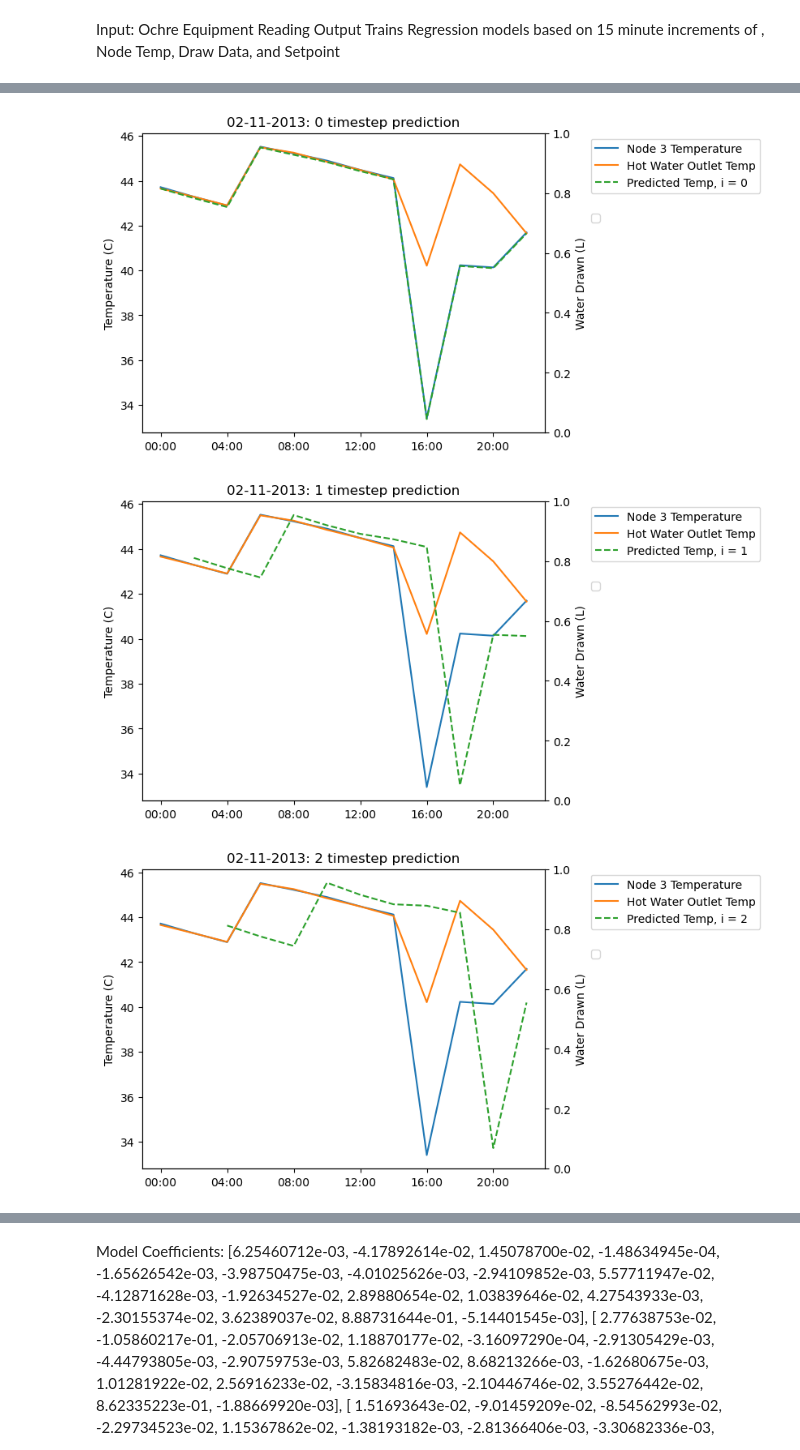
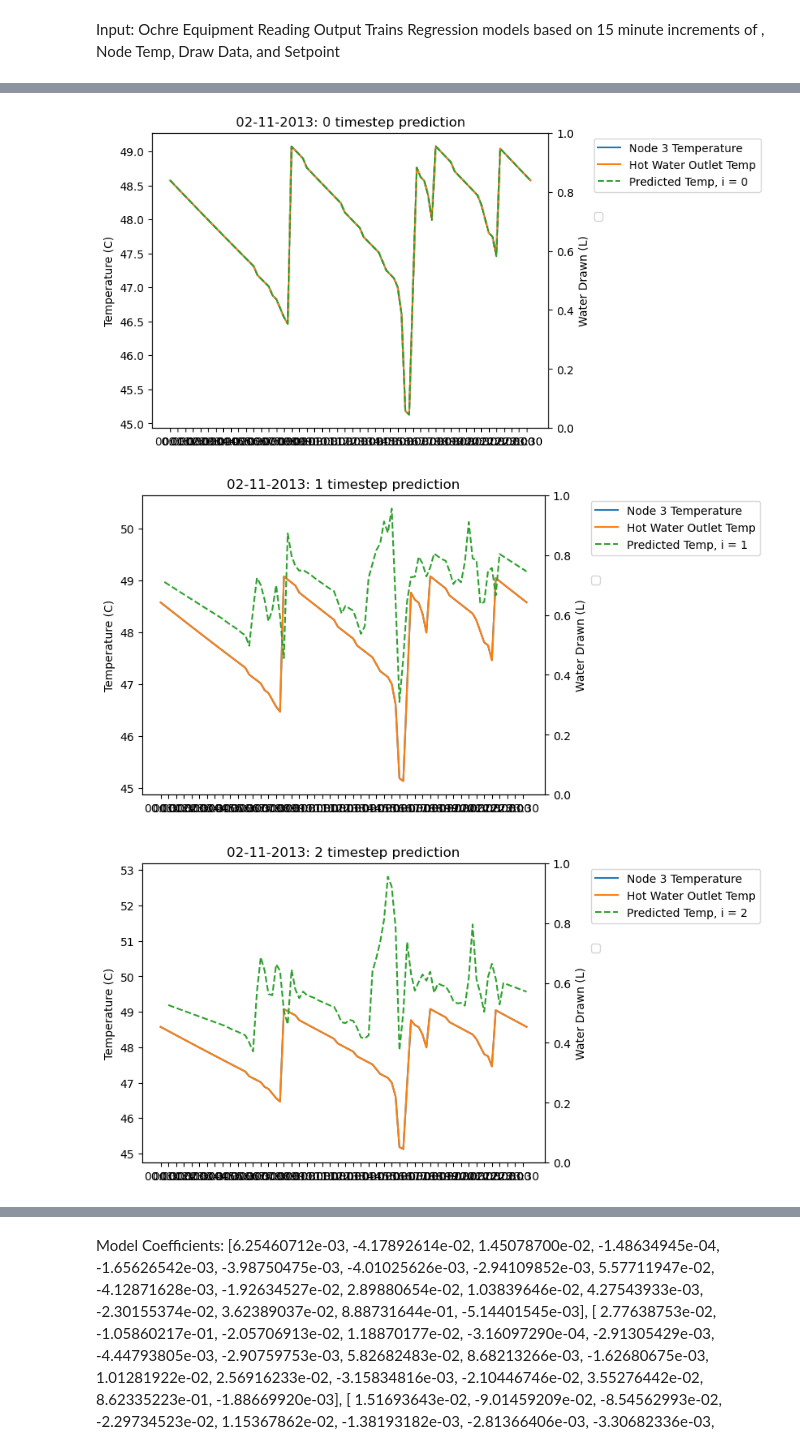
Before and after one commit to NREL/OCHRE, a Jupyter notebook: bin/run_wh_analysis_janelle.ipynb, the cells around one changed output, grey strips where cells are left out. Cells and saved outputs as stored; diff of their text form; code cells hidden in the pictures.

```diff
--- a/bin/run_wh_analysis_janelle.ipynb
+++ b/bin/run_wh_analysis_janelle.ipynb
@@ -46,12 +57,12 @@ def csv_to_features(df): #exports features, y = 15 minute increment predictions
     return X, y
 # %%
 #data = pd.read_csv("output_site_10292.csv")  90023
-#data = pd.read_csv("output_site_90023.csv")
+#data = pd.read_csv("output_site_90023_constant_setpoint.csv")
+data = pd.read_csv("output_site_90159.csv")
 #X, y = csv_to_features(data)
 
 #data1 = pd.read_csv("output_site_null.csv")
 #X1, y1 = csv_to_features(data1)
 
-data = pd.read_csv("output_site_large.csv")
-X, y = csv_to_features(data)
+X, y = csv_to_features(data, 1)
 # %% [output]
@@ -160,7 +135,8 @@ Name: Hot Water Outlet Temperature (C), dtype: float64
 # %%
 #validation test
-#val_data = pd.read_csv("output_site_10441.csv")
-val_data = pd.read_csv("output_site_90023.csv")
+#val_data = pd.read_csv("output_site_90023_ewh.csv")
+#val_data = pd.read_csv("output_site_90159.csv")
+val_data = pd.read_csv("output_site_90023_constant_setpoint.csv")
 #val_data = pd.read_csv("output_site_null.csv")
-X_val, y_val = csv_to_features(val_data)
+X_val, y_val = csv_to_features(val_data, 1)
 # %% [output]
@@ -216,13 +196,13 @@ import matplotlib.pyplot as plt
 #1440 minutes in a day / 15 = 96 windows in a day
 days = {25}
 i = 8
-intervals = int(1440 / (15 * 8))
+intervals = 96
 for time_i in range(i):
     for day in days:
         x_day = X_val[(intervals*day):(intervals* day) + intervals]
         #avg_temp_day = x_day[:, 0]
-        draw_data_day = x_day[:, 0]
-        setpoint_day = x_day[:, 8]
+        draw_data_day = x_day[:, 0+i]
+        setpoint_day = x_day[:, 8+i]
         node_3_temp_day = x_day[:, -2]
         node_10_temp_day = x_day[:, -1]
         y_day = y_val[(intervals * day):(intervals * day) + intervals]
@@ -243,7 +223,7 @@ for time_i in range(i):
         #end_time = "23:59:59"
         end_time = datetime(2013, 1, 1, 23, 59, 59)
         # Create datetime range with 15-minute intervals
-        datetime_list = pd.date_range(start=start_time, end=end_time, freq="2h")
+        datetime_list = pd.date_range(start=start_time, end=end_time, freq="15t")
 
         # Convert to a list (optional)
         datetime_list = list(datetime_list)
@@ -264,33 +244,33 @@ for time_i in range(i):
         res = datetime.strptime(year + "-" + day_num, "%Y-%j").strftime("%m-%d-%Y")
 
 
         import matplotlib.dates as mdates
         plt.figure()
         #plt.plot(datetime_list, avg_temp_day, label = "Hot Water Avg Temp") #avg temp
         #plt.plot(datetime_list, setpoint_day, label = "Setpoint")
         plt.plot(datetime_list, node_3_temp_day, label = "Node 3 Temperature")
         #plt.plot(datetime_list, node_10_temp_day, label = "Node 10 Temperature")
         plt.plot(datetime_list, y_day, label = "Hot Water Outlet Temp")
         if time_i > 0:
             plt.plot(datetime_list[time_i:], y_predict_day[:-time_i], label = f"Predicted Temp, i = {time_i}", linestyle="dashed") #todo: add stagger of 15 minutes
         else:
             plt.plot(datetime_list, y_predict_day, label = f"Predicted Temp, i = {time_i}", linestyle="dashed") #todo: add stagger of 15 minutes
 
         plt.ylabel("Temperature (C)")
         plt.legend(loc='upper left', bbox_to_anchor=(1.1, 1))  # Adjust values as needed
 
 
         plt.twinx()
         #plt.plot(datetime_list, draw_data_day, label="Draw Data", color="blue", linestyle="dotted")
         plt.ylabel("Water Drawn (L)")
 
         plt.legend(loc="upper left", bbox_to_anchor=(1.1, 0.75))  # Adjust values as needed
 
         plt.title(str(res)+ f": {time_i} timestep prediction")
 
         plt.xticks(datetime_list[::2])
         #plt.legend(loc='lower right')
 # %% [output]
-[figure, old version]
+[figure, new version]
-[figure, old version]
+[figure, new version]
-[figure, old version]
+[figure, new version]
```
Also changed, not shown: parts of 25 cells of this notebook, 4 other files.
